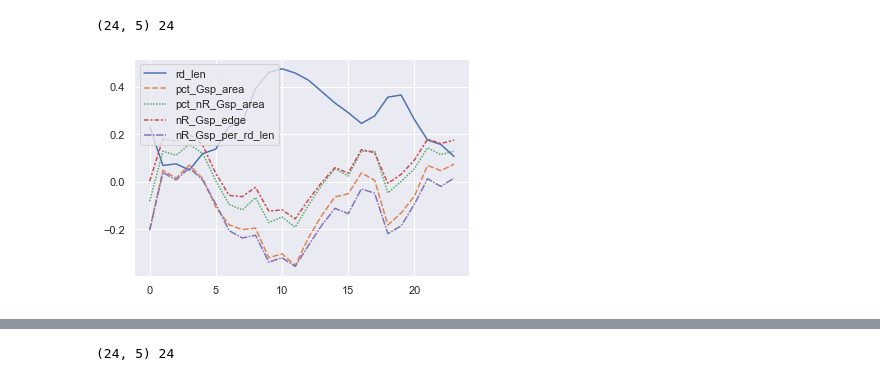
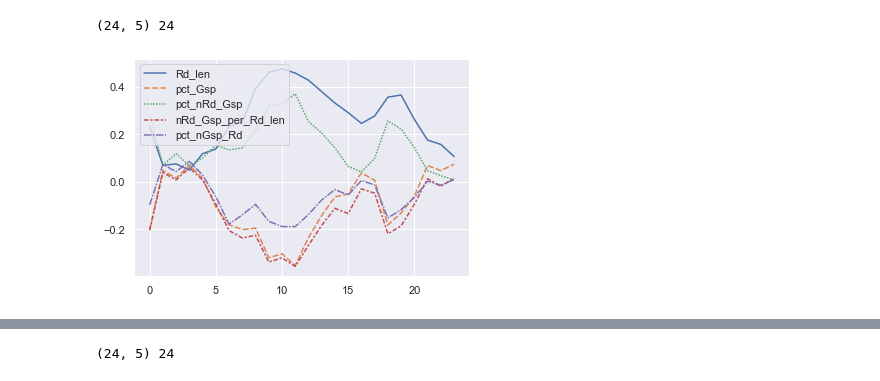
Before and after one commit to yulun-cd/IGS, a Jupyter notebook: DataAnalysis.ipynb, the cells around one changed output, grey strips where cells are left out. Drawn from its saved outputs; the diff is of its cells as text; code cells hidden in the pictures.

```diff
--- a/DataAnalysis.ipynb
+++ b/DataAnalysis.ipynb
@@ -199,0 +235,2 @@ weight=Kernel.from_dataframe(loc_gdf,geom_col='geometry',function='gaussian')
+# %%
+var_names=loc_gdf.columns[9:].values
@@ -299,8 +320,8 @@ df.groupby('dayofmonth').mean()['Value'].plot()
 <AxesSubplot:xlabel='dayofmonth'>
 [figure]
 # %%
-hmean_site_df=df.groupby(['hour','Site']).mean()
-hmean_site_df.info()
+hmean_df=df.groupby(['hour','Site']).mean()
+hmean_df.info()
 # %% [output]
 <class 'pandas.core.frame.DataFrame'>
 MultiIndex: 504 entries, (0, 'BL0') to (23, 'TH4')
@@ -337,12 +355,14 @@ names=['rd_len','pct_Gsp_area','pct_nR_Gsp_area','nR_Gsp_edge','nR_Gsp_per_rd_le
+# %%
+hmean_df.drop(['week','dayofweek','dayofmonth'],axis=1,inplace=True)
 # %%
 hmean_corr=[]
 hmean_reg_score=[]
 reg=LinearRegression()
 
 for index in range(24):
-    hmean_corr.append(hmean_site_df.loc[(index,)].corr(method='spearman').loc[names,'Value'])
-    x=hmean_site_df.loc[(index,),names].values
-    y=hmean_site_df.loc[(index,),'Value'].values
+    hmean_corr.append(hmean_df.loc[(index,)].corr(method='spearman').loc[var_names,'Value'])
+    x=hmean_df.loc[(index,),var_names].values
+    y=hmean_df.loc[(index,),'Value'].values
     reg.fit(x,y)
     hmean_reg_score.append(reg.score(x,y))
 hmean_corr=np.asarray(hmean_corr)
@@ -352,7 +372,7 @@ print(hmean_corr.shape,len(hmean_reg_score))
 # %%
 # this is the one uses spearman
 sns.lineplot(data=hmean_corr,legend=False)
-plt.legend(labels=names,loc='upper left')
+plt.legend(labels=var_names,loc='upper left')
 plt.show()
 # %% [output]
-[figure, old version]
+[figure, new version]
```
Also changed, not shown: parts of 51 cells of this notebook, 1 other file.
